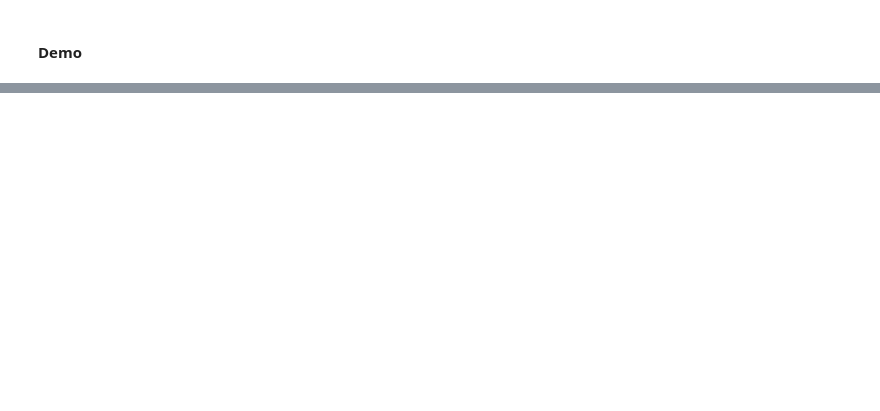
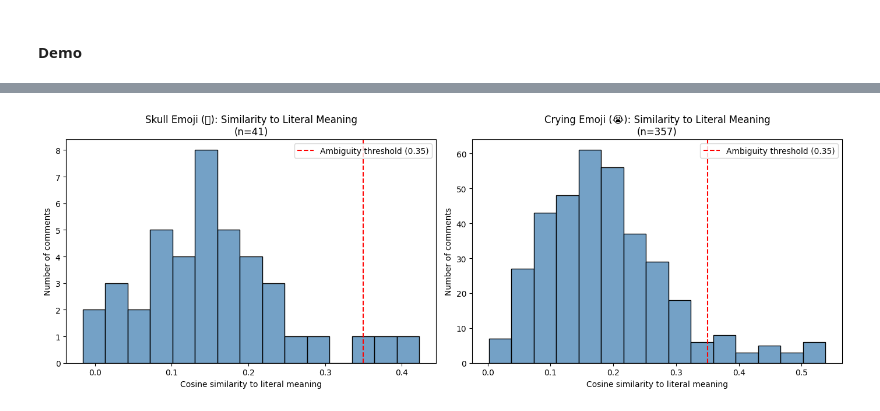
Before and after one commit to vpattangi/tone-discourse-classification, a Jupyter notebook: emoji_analysis.ipynb, the cells around one changed output, grey strips where cells are left out. Saved outputs shown, nothing was run; the diff lists cells and outputs as text; code cells hidden in the pictures; blank space fills up the shorter version.

```diff
--- a/emoji_analysis.ipynb
+++ b/emoji_analysis.ipynb
@@ -503,0 +855,22 @@ print("Predictions:", model.predict(sample_vec))
+# %%
+import matplotlib.pyplot as plt
+import seaborn as sns
+
+fig, axes = plt.subplots(1, 2, figsize=(14, 5))
+
+for ax, (analysis, emoji_char, label) in zip(
+    axes,
+    [(skull_analysis, "💀", "Skull Emoji"), (cry_analysis, "😭", "Crying Emoji")]
+):
+    sns.histplot(analysis["semantic_similarity"], bins=15, ax=ax, color="steelblue")
+    ax.axvline(0.35, color="red", linestyle="--", label="Ambiguity threshold (0.35)")
+    ax.set_title(f"{label} ({emoji_char}): Similarity to Literal Meaning\n(n={len(analysis)})")
+    ax.set_xlabel("Cosine similarity to literal meaning")
+    ax.set_ylabel("Number of comments")
+    ax.legend()
+
+plt.tight_layout()
+plt.savefig("similarity_distributions.png", dpi=150)
+plt.show()
+# %% [output]
+[figure, added]
```
Also changed, not shown: parts of 26 cells of this notebook.
